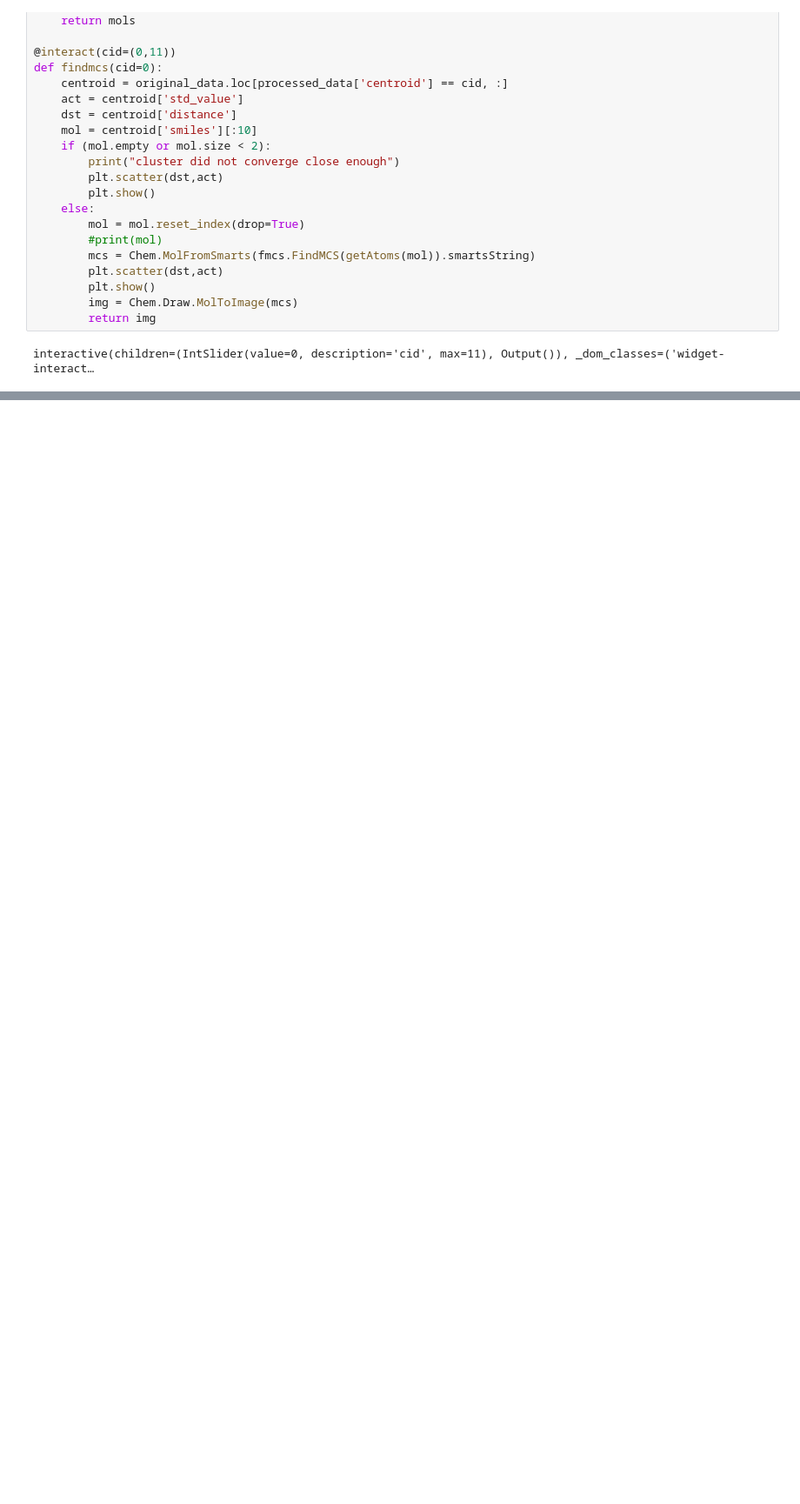
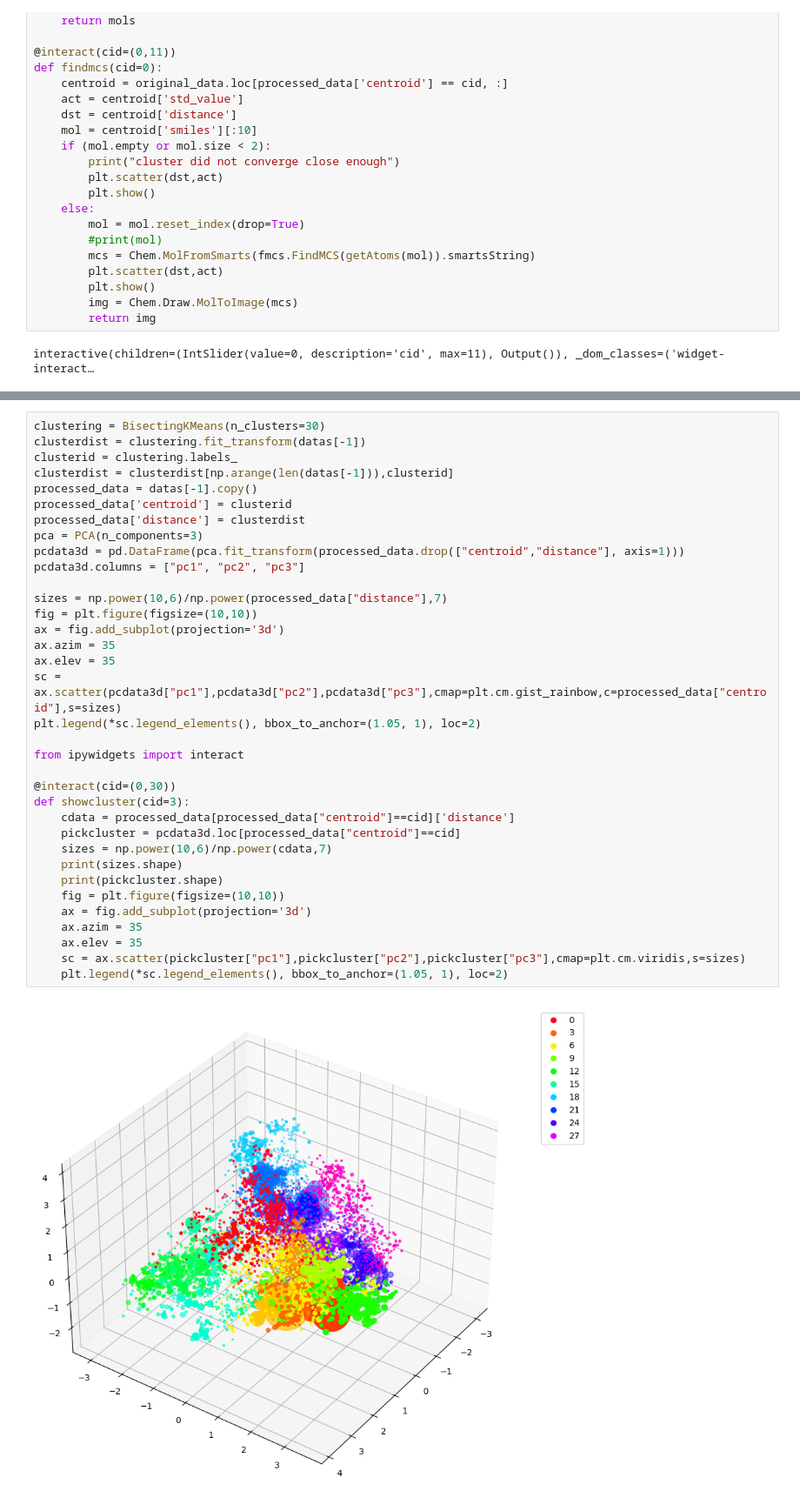
Before and after one commit to Limexcyan/Klastrowanie-publicznych-baz-zwi-zk-w, a Jupyter notebook: Clustering Project.ipynb, the cells around one changed output, grey strips where cells are left out. Shown at 87% size. Saved outputs shown, nothing was run; the diff lists cells and outputs as text; blank space fills up the shorter version.

```diff
--- a/Clustering Project.ipynb
+++ b/Clustering Project.ipynb
@@ -320,0 +600,37 @@ interactive(children=(IntSlider(value=0, description='cid', max=11), Output()),
+# %%
+clustering = BisectingKMeans(n_clusters=30)
+clusterdist = clustering.fit_transform(datas[-1])
+clusterid = clustering.labels_
+clusterdist = clusterdist[np.arange(len(datas[-1])),clusterid]
+processed_data = datas[-1].copy()
+processed_data['centroid'] = clusterid
+processed_data['distance'] = clusterdist
+pca = PCA(n_components=3)
+pcdata3d = pd.DataFrame(pca.fit_transform(processed_data.drop(["centroid","distance"], axis=1)))
+pcdata3d.columns = ["pc1", "pc2", "pc3"]
+
+sizes = np.power(10,6)/np.power(processed_data["distance"],7)
+fig = plt.figure(figsize=(10,10))
+ax = fig.add_subplot(projection='3d')
+ax.azim = 35
+ax.elev = 35
+sc = ax.scatter(pcdata3d["pc1"],pcdata3d["pc2"],pcdata3d["pc3"],cmap=plt.cm.gist_rainbow,c=processed_data["centroid"],s=sizes)
+plt.legend(*sc.legend_elements(), bbox_to_anchor=(1.05, 1), loc=2)
+
+from ipywidgets import interact
+
+@interact(cid=(0,30))
+def showcluster(cid=3):
+    cdata = processed_data[processed_data["centroid"]==cid]['distance']
+    pickcluster = pcdata3d.loc[processed_data["centroid"]==cid]
+    sizes = np.power(10,6)/np.power(cdata,7)
+    print(sizes.shape)
+    print(pickcluster.shape)
+    fig = plt.figure(figsize=(10,10))
+    ax = fig.add_subplot(projection='3d')
+    ax.azim = 35
+    ax.elev = 35
+    sc = ax.scatter(pickcluster["pc1"],pickcluster["pc2"],pickcluster["pc3"],cmap=plt.cm.viridis,s=sizes)
+    plt.legend(*sc.legend_elements(), bbox_to_anchor=(1.05, 1), loc=2)
+# %% [output]
+[figure, added]
```
Also changed, not shown: parts of 44 cells of this notebook, 4 other files.
